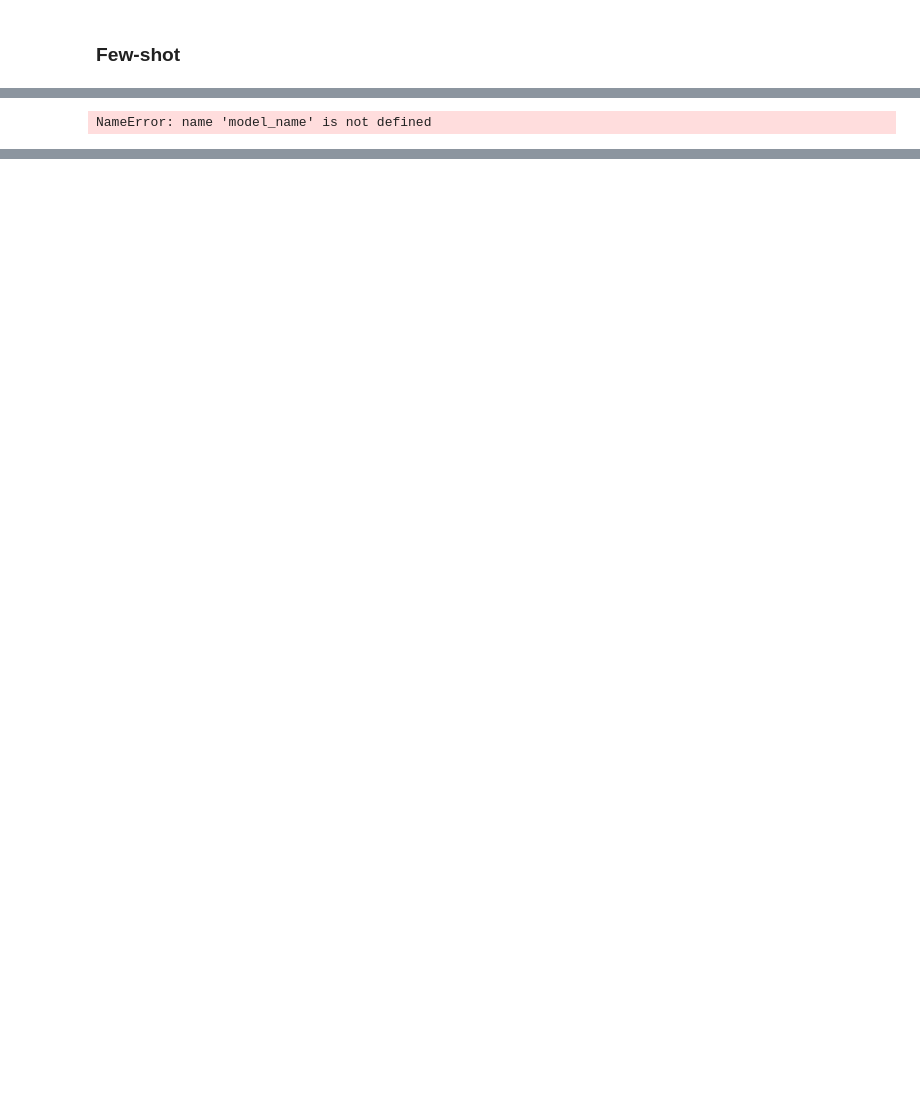
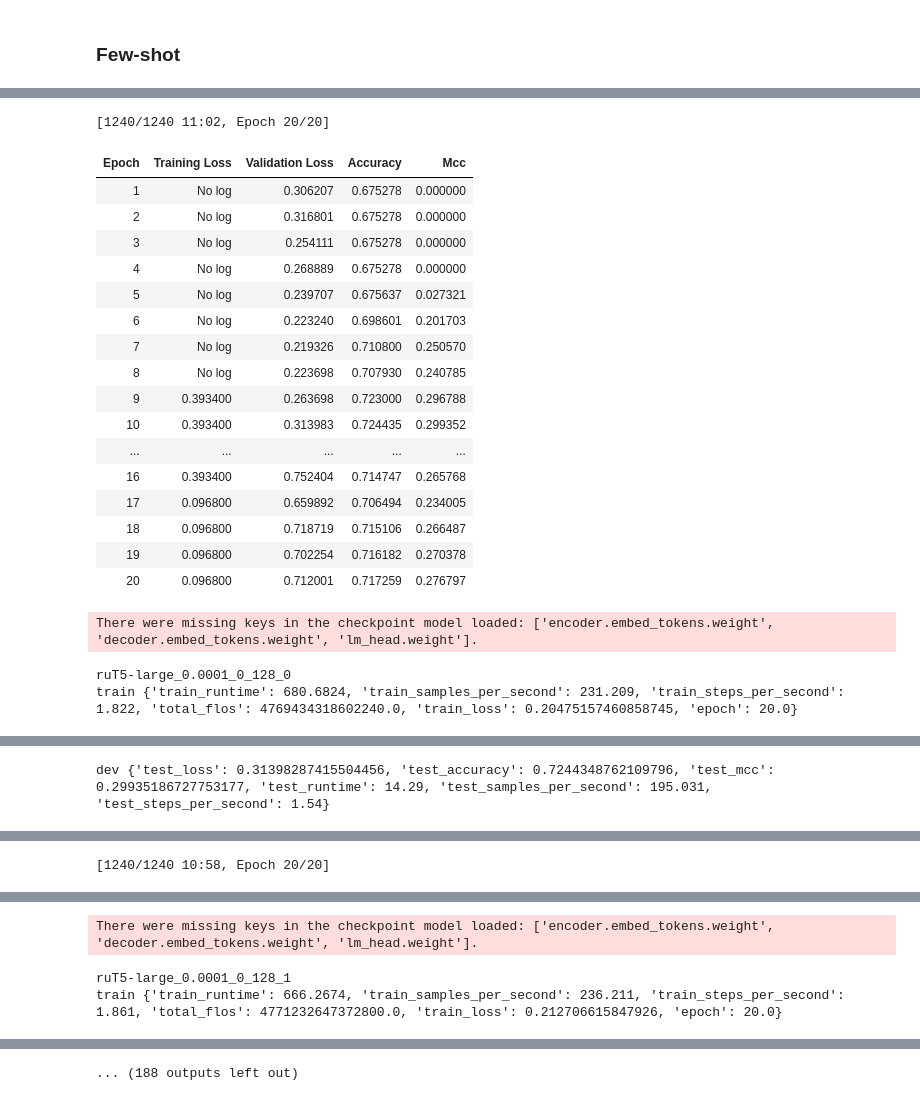
Before and after one commit to ruslankarim/otus, a Jupyter notebook: 18. Практическое занятие работа с предобученными языковыми моделями на практическом примере/homework_4.ipynb, the cells around one changed output, grey strips where cells are left out. Saved outputs shown, nothing was run; the diff lists cells and outputs as text; code cells hidden in the pictures; blank space fills up the shorter version.

```diff
--- a/18. Практическое занятие работа с предобученными языковыми моделями на практическом примере/homework_4.ipynb
+++ b/18. Практическое занятие работа с предобученными языковыми моделями на практическом примере/homework_4.ipynb
@@ -946,7 +926,7 @@ for i, learning_rate in enumerate(LR_VALUES):
             for k, batch_size in enumerate(BATCH_SIZES):
                 for seed in range(N_SEEDS):
                     run_base_dir = f"ruT5-large_{learning_rate}_{weight_decay}_{batch_size}"
-                    model = T5ForConditionalGeneration.from_pretrained(MODEL_TO_HUB_NAME[model_name])
+                    model = T5ForConditionalGeneration.from_pretrained(MODEL_TO_HUB_NAME["t5-base"])
                     training_args = Seq2SeqTrainingArguments(
                         output_dir=f"checkpoints/{run_base_dir}",
                         overwrite_output_dir=True,
@@ -979,31 +959,51 @@ for i, learning_rate in enumerate(LR_VALUES):
                         tokenizer=tokenizer,
                         data_collator=data_collator,
                     )
 
                     train_result = trainer.train()
                     print(f"{run_base_dir}_{seed}")
                     print("train", train_result.metrics)
 
                     os.makedirs(f"results/{run_base_dir}_{seed}", exist_ok=True)
 
                     dev_predictions = trainer.predict(
                         test_dataset=tokenized_splits["dev"], metric_key_prefix="test", max_length=10
                     )
                     print("dev", dev_predictions.metrics)
                     dev_metrics_per_run[seed, i, j, k] = (
                         dev_predictions.metrics["test_accuracy"],
                         dev_predictions.metrics["test_mcc"],
                     )
 
                     predictions = trainer.predict(test_dataset=tokenized_splits["test"], max_length=10)
 
                     string_preds = tokenizer.batch_decode(predictions.predictions, skip_special_tokens=True)
 
                     int_preds = [1 if prediction == POS_LABEL else 0 for prediction in string_preds]
                     int_preds = np.asarray(int_preds)
 
                     np.save(f"results/{run_base_dir}_{seed}/preds.npy", int_preds)
 
                     rmtree(f"checkpoints/{run_base_dir}")
 # %% [output]
-NameError: name 'model_name' is not defined
+[1240/1240 11:02, Epoch 20/20]
+| Epoch | Training Loss | Validation Loss | Accuracy | Mcc |
+| 1 | No log | 0.306207 | 0.675278 | 0.000000 |
+| 2 | No log | 0.316801 | 0.675278 | 0.000000 |
+| 3 | No log | 0.254111 | 0.675278 | 0.000000 |
+| 4 | No log | 0.268889 | 0.675278 | 0.000000 |
+| 5 | No log | 0.239707 | 0.675637 | 0.027321 |
+| 6 | No log | 0.223240 | 0.698601 | 0.201703 |
+| 7 | No log | 0.219326 | 0.710800 | 0.250570 |
+| 8 | No log | 0.223698 | 0.707930 | 0.240785 |
+| 9 | 0.393400 | 0.263698 | 0.723000 | 0.296788 |
+| 10 | 0.393400 | 0.313983 | 0.724435 | 0.299352 |
+| ... | ... | ... | ... | ... |
+| 16 | 0.393400 | 0.752404 | 0.714747 | 0.265768 |
+| 17 | 0.096800 | 0.659892 | 0.706494 | 0.234005 |
+| 18 | 0.096800 | 0.718719 | 0.715106 | 0.266487 |
+| 19 | 0.096800 | 0.702254 | 0.716182 | 0.270378 |
+| 20 | 0.096800 | 0.712001 | 0.717259 | 0.276797 |
+There were missing keys in the checkpoint model loaded: ['encoder.embed_tokens.weight', 'decoder.embed_tokens.weight', 'lm_head.weight'].
+ruT5-large_0.0001_0_128_0
+train {'train_runtime': 680.6824, 'train_samples_per_second': 231.209, 'train_steps_per_second': 1.822, 'total_flos': 4769434318602240.0, 'train_loss': 0.20475157460858745, 'epoch': 20.0}
@@ -1009,0 +1011 @@ NameError: name 'model_name' is not defined
+dev {'test_loss': 0.31398287415504456, 'test_accuracy': 0.7244348762109796, 'test_mcc': 0.29935186727753177, 'test_runtime': 14.29, 'test_samples_per_second': 195.031, 'test_steps_per_second': 1.54}
@@ -1009,0 +1013 @@ NameError: name 'model_name' is not defined
+[1240/1240 10:58, Epoch 20/20]
@@ -1009,0 +1031,3 @@ NameError: name 'model_name' is not defined
+There were missing keys in the checkpoint model loaded: ['encoder.embed_tokens.weight', 'decoder.embed_tokens.weight', 'lm_head.weight'].
+ruT5-large_0.0001_0_128_1
+train {'train_runtime': 666.2674, 'train_samples_per_second': 236.211, 'train_steps_per_second': 1.861, 'total_flos': 4771232647372800.0, 'train_loss': 0.212706615847926, 'epoch': 20.0}
@@ -1010,3 +1035,4 @@ NameError: name 'model_name' is not defined
+... (188 outputs left out)
 # %%
 default_home = os.path.join(os.path.expanduser("~"), ".cache")
 HF_HOME = os.path.expanduser(
```
Also changed, not shown: parts of 25 cells of this notebook, 15 other files.
